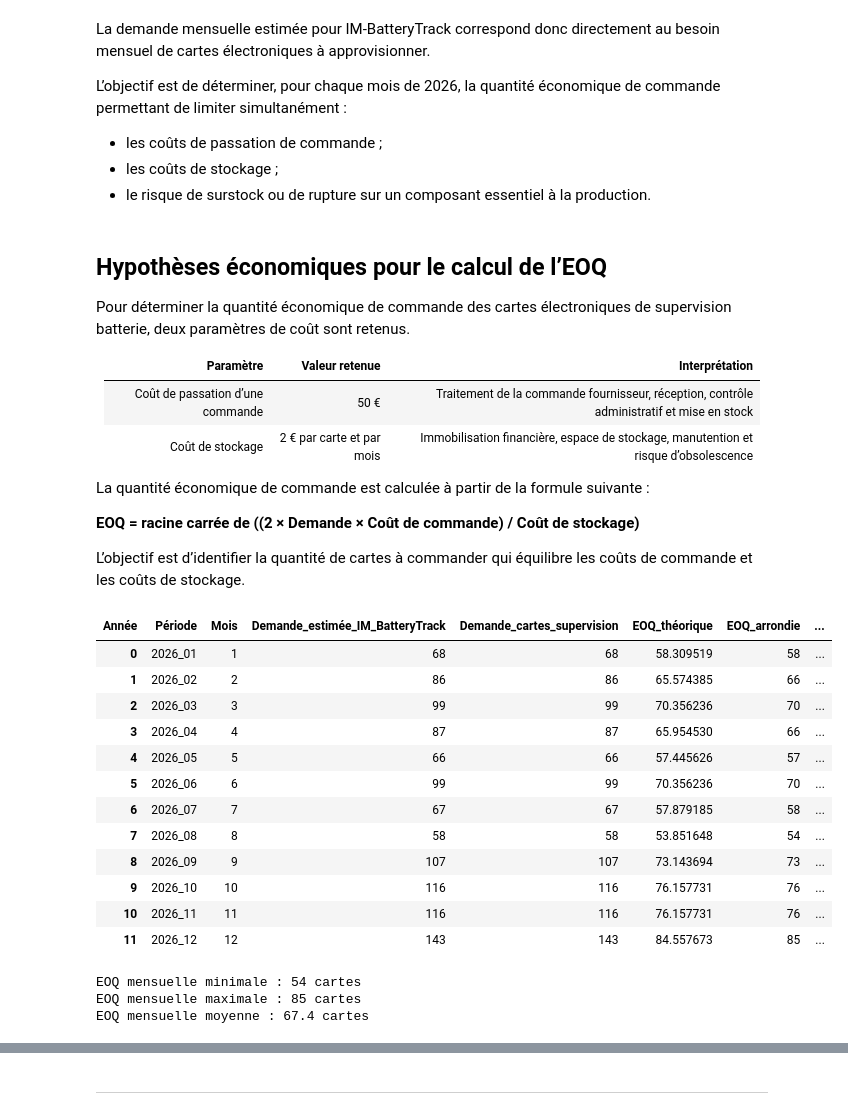
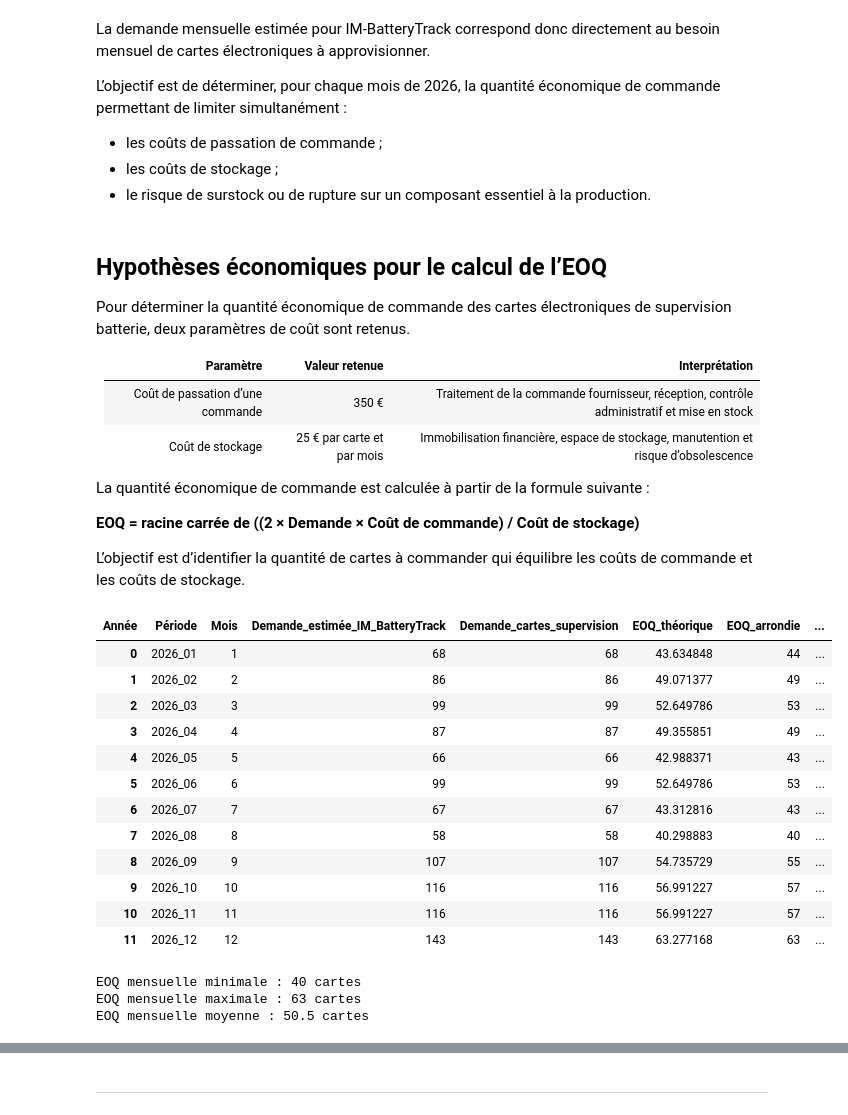
Before and after one commit to Nwp9/eindustries, a Jupyter notebook: EOQ_InnoMoov_Optimisation_Stock.ipynb, the cells around one changed output, grey strips where cells are left out. Cells and saved outputs as stored; diff of their text form; code cells hidden in the pictures.

```diff
--- a/EOQ_InnoMoov_Optimisation_Stock.ipynb
+++ b/EOQ_InnoMoov_Optimisation_Stock.ipynb
@@ -602,10 +602,10 @@ L’objectif est de déterminer, pour chaque mois de 2026, la quantité économi
 
 Pour déterminer la quantité économique de commande des cartes électroniques de supervision batterie, deux paramètres de coût sont retenus.
 
-| Paramètre                        |            Valeur retenue | Interprétation                                                                            |
-| -------------------------------- | ------------------------: | ----------------------------------------------------------------------------------------- |
-| Coût de passation d’une commande |                      50 € | Traitement de la commande fournisseur, réception, contrôle administratif et mise en stock |
-| Coût de stockage                 | 2 € par carte et par mois | Immobilisation financière, espace de stockage, manutention et risque d’obsolescence       |
+| Paramètre | Valeur retenue | Interprétation |
+|---|---:|---|
+| Coût de passation d’une commande | 350 € | Traitement de la commande fournisseur, réception, contrôle administratif et mise en stock |
+| Coût de stockage | 25 € par carte et par mois | Immobilisation financière, espace de stockage, manutention et risque d’obsolescence |
 
 La quantité économique de commande est calculée à partir de la formule suivante :
 
@@ -621,8 +621,8 @@ import numpy as np
 # à partir de la demande mensuelle prévue pour 2026.
 # -------------------------------------------------------------------
 
-ordering_cost = 50          # € par commande fournisseur
-holding_cost_monthly = 2    # € par carte stockée et par mois
+ordering_cost = 350          # € par commande fournisseur
+holding_cost_monthly = 25    # € par carte stockée et par mois
 
 # Création de la table de calcul EOQ à partir de la demande estimée
 eoq_2026 = innomoov_demand_2026[
@@ -656,46 +656,46 @@ eoq_2026["EOQ_arrondie"] = (
     .astype(int)
 )
 
 # Nombre indicatif de commandes nécessaires dans le mois
 eoq_2026["Nombre_commandes_estimé"] = (
     eoq_2026["Demande_cartes_supervision"]
     / eoq_2026["EOQ_arrondie"]
 ).round(2)
 
 display(eoq_2026)
 
 print(
     "EOQ mensuelle minimale :",
     eoq_2026["EOQ_arrondie"].min(),
     "cartes"
 )
 
 print(
     "EOQ mensuelle maximale :",
     eoq_2026["EOQ_arrondie"].max(),
     "cartes"
 )
 
 print(
     "EOQ mensuelle moyenne :",
     round(eoq_2026["EOQ_arrondie"].mean(), 1),
     "cartes"
 )
 # %% [output]
 | Année | Période | Mois | Demande_estimée_IM_BatteryTrack | Demande_cartes_supervision | EOQ_théorique | EOQ_arrondie | ... |
-| 0 | 2026_01 | 1 | 68 | 68 | 58.309519 | 58 | ... |
-| 1 | 2026_02 | 2 | 86 | 86 | 65.574385 | 66 | ... |
-| 2 | 2026_03 | 3 | 99 | 99 | 70.356236 | 70 | ... |
-| 3 | 2026_04 | 4 | 87 | 87 | 65.954530 | 66 | ... |
-| 4 | 2026_05 | 5 | 66 | 66 | 57.445626 | 57 | ... |
-| 5 | 2026_06 | 6 | 99 | 99 | 70.356236 | 70 | ... |
-| 6 | 2026_07 | 7 | 67 | 67 | 57.879185 | 58 | ... |
-| 7 | 2026_08 | 8 | 58 | 58 | 53.851648 | 54 | ... |
-| 8 | 2026_09 | 9 | 107 | 107 | 73.143694 | 73 | ... |
-| 9 | 2026_10 | 10 | 116 | 116 | 76.157731 | 76 | ... |
-| 10 | 2026_11 | 11 | 116 | 116 | 76.157731 | 76 | ... |
-| 11 | 2026_12 | 12 | 143 | 143 | 84.557673 | 85 | ... |
+| 0 | 2026_01 | 1 | 68 | 68 | 43.634848 | 44 | ... |
+| 1 | 2026_02 | 2 | 86 | 86 | 49.071377 | 49 | ... |
+| 2 | 2026_03 | 3 | 99 | 99 | 52.649786 | 53 | ... |
+| 3 | 2026_04 | 4 | 87 | 87 | 49.355851 | 49 | ... |
+| 4 | 2026_05 | 5 | 66 | 66 | 42.988371 | 43 | ... |
+| 5 | 2026_06 | 6 | 99 | 99 | 52.649786 | 53 | ... |
+| 6 | 2026_07 | 7 | 67 | 67 | 43.312816 | 43 | ... |
+| 7 | 2026_08 | 8 | 58 | 58 | 40.298883 | 40 | ... |
+| 8 | 2026_09 | 9 | 107 | 107 | 54.735729 | 55 | ... |
+| 9 | 2026_10 | 10 | 116 | 116 | 56.991227 | 57 | ... |
+| 10 | 2026_11 | 11 | 116 | 116 | 56.991227 | 57 | ... |
+| 11 | 2026_12 | 12 | 143 | 143 | 63.277168 | 63 | ... |
-EOQ mensuelle minimale : 54 cartes
-EOQ mensuelle maximale : 85 cartes
-EOQ mensuelle moyenne : 67.4 cartes
+EOQ mensuelle minimale : 40 cartes
+EOQ mensuelle maximale : 63 cartes
+EOQ mensuelle moyenne : 50.5 cartes
 # %% [markdown]
```
Also changed, not shown: parts of 6 cells of this notebook.
